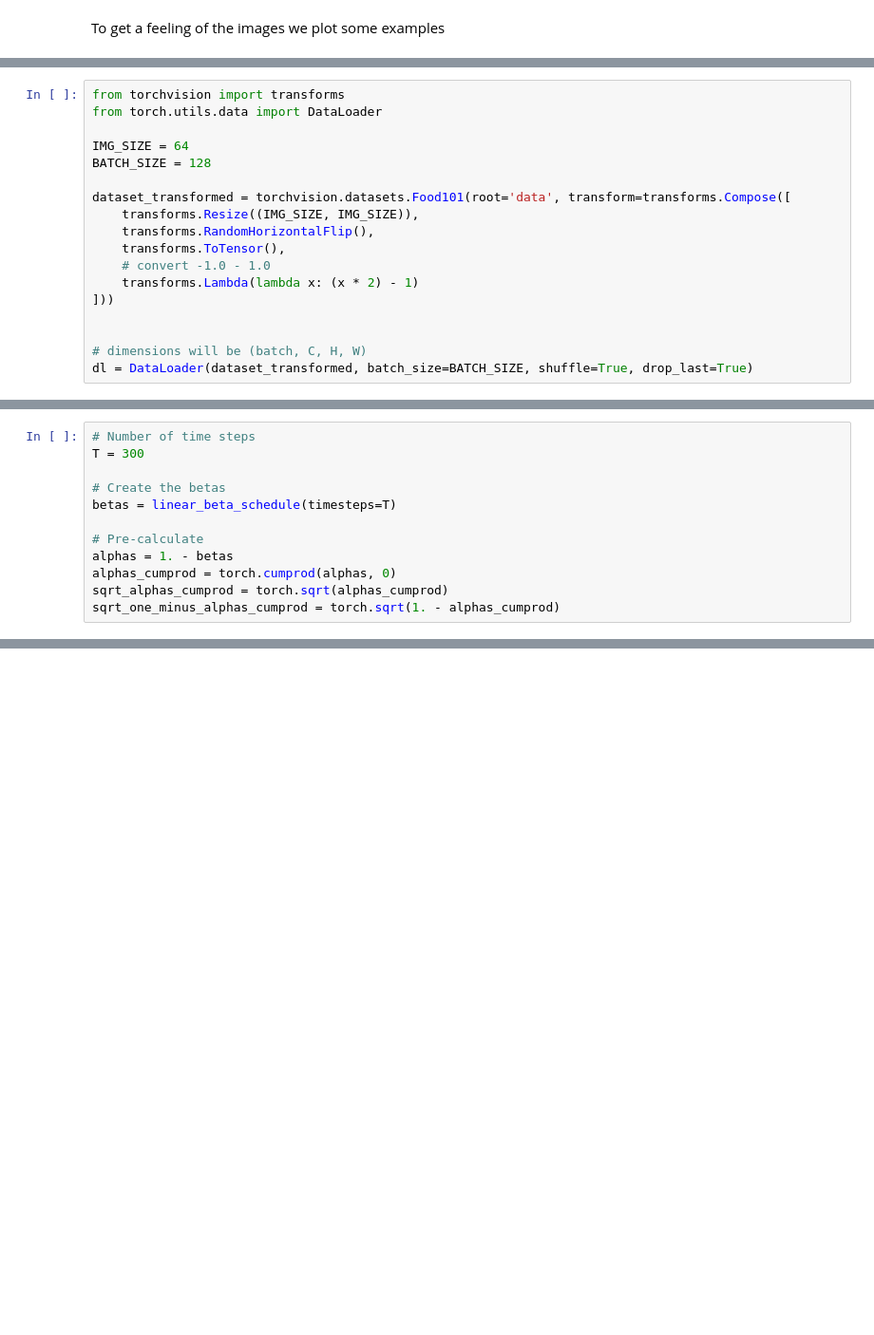
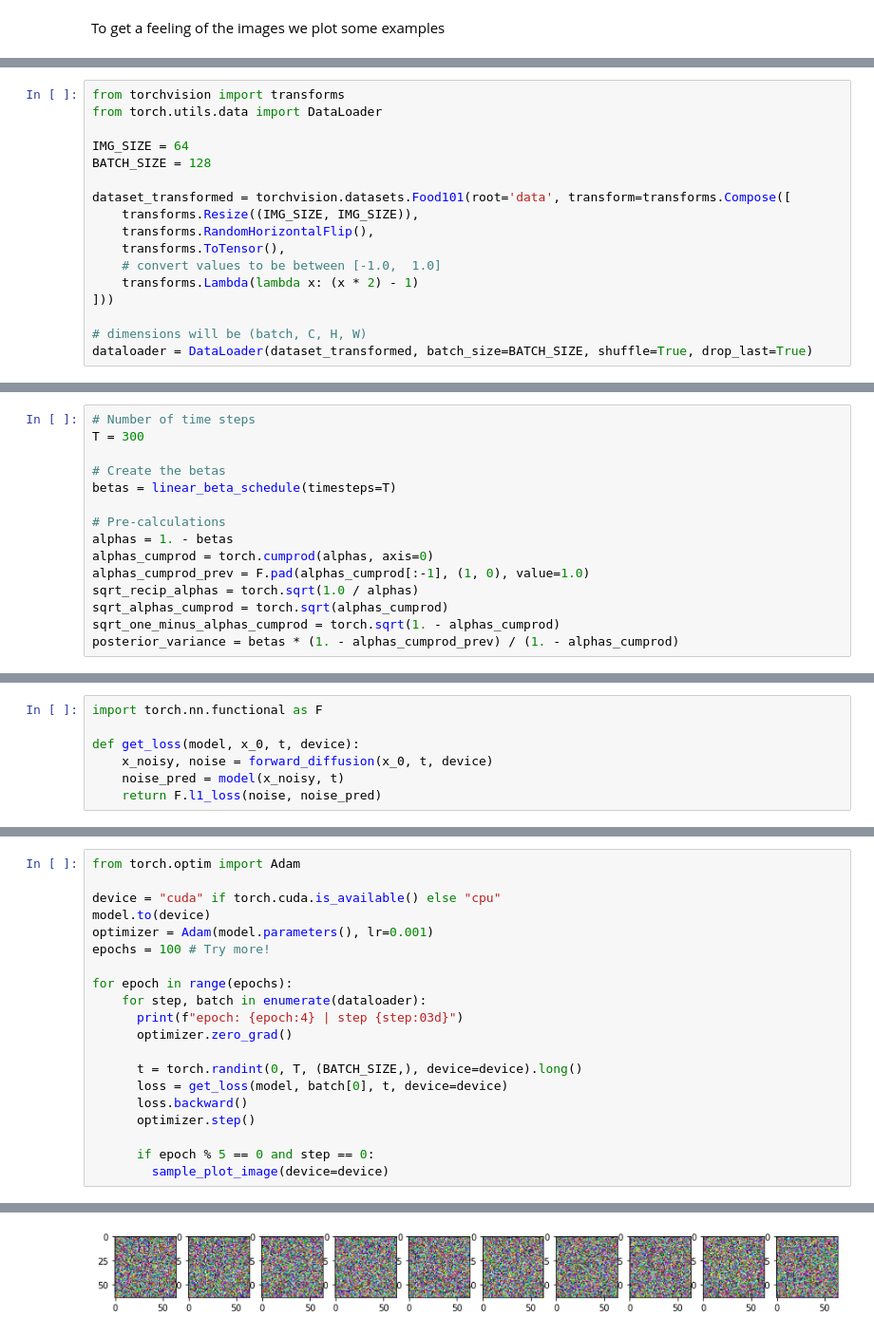
Before and after one commit to wynss/diffusion-from-scratch, a Jupyter notebook: diff_pytorch.ipynb, the cells around one changed output, grey strips where cells are left out. Shown at 95% size. Drawn from its saved outputs; the diff is of its cells as text; blank space fills up the shorter version.

```diff
--- a/diff_pytorch.ipynb
+++ b/diff_pytorch.ipynb
@@ -101,10 +109,9 @@ dataset_transformed = torchvision.datasets.Food101(root='data', transform=transf
     transforms.Resize((IMG_SIZE, IMG_SIZE)),
     transforms.RandomHorizontalFlip(),
     transforms.ToTensor(),
-    # convert -1.0 - 1.0
+    # convert values to be between [-1.0,  1.0]
     transforms.Lambda(lambda x: (x * 2) - 1)
 ]))
 
-
 # dimensions will be (batch, C, H, W)
-dl = DataLoader(dataset_transformed, batch_size=BATCH_SIZE, shuffle=True, drop_last=True)
+dataloader = DataLoader(dataset_transformed, batch_size=BATCH_SIZE, shuffle=True, drop_last=True)
@@ -117,9 +124,12 @@ T = 300
 # Create the betas
 betas = linear_beta_schedule(timesteps=T)
 
-# Pre-calculate
+# Pre-calculations
 alphas = 1. - betas
-alphas_cumprod = torch.cumprod(alphas, 0)
+alphas_cumprod = torch.cumprod(alphas, axis=0)
+alphas_cumprod_prev = F.pad(alphas_cumprod[:-1], (1, 0), value=1.0)
+sqrt_recip_alphas = torch.sqrt(1.0 / alphas)
 sqrt_alphas_cumprod = torch.sqrt(alphas_cumprod)
 sqrt_one_minus_alphas_cumprod = torch.sqrt(1. - alphas_cumprod)
+posterior_variance = betas * (1. - alphas_cumprod_prev) / (1. - alphas_cumprod)
 # %% [markdown]
@@ -188,0 +305,7 @@ We will use the same architecture
+# %%
+import torch.nn.functional as F
+
+def get_loss(model, x_0, t, device):
+    x_noisy, noise = forward_diffusion(x_0, t, device)
+    noise_pred = model(x_noisy, t)
+    return F.l1_loss(noise, noise_pred)
@@ -188,0 +355,21 @@ We will use the same architecture
+# %%
+from torch.optim import Adam
+
+device = "cuda" if torch.cuda.is_available() else "cpu"
+model.to(device)
+optimizer = Adam(model.parameters(), lr=0.001)
+epochs = 100 # Try more!
+
+for epoch in range(epochs):
+    for step, batch in enumerate(dataloader):
+      print(f"epoch: {epoch:4} | step {step:03d}")
+      optimizer.zero_grad()
+
+      t = torch.randint(0, T, (BATCH_SIZE,), device=device).long()
+      loss = get_loss(model, batch[0], t, device=device)
+      loss.backward()
+      optimizer.step()
+
+      if epoch % 5 == 0 and step == 0:
+        sample_plot_image(device=device)
+# %% [output]
@@ -188,0 +378 @@ We will use the same architecture
+[figure, added]
```
Also changed, not shown: parts of 26 cells of this notebook.
